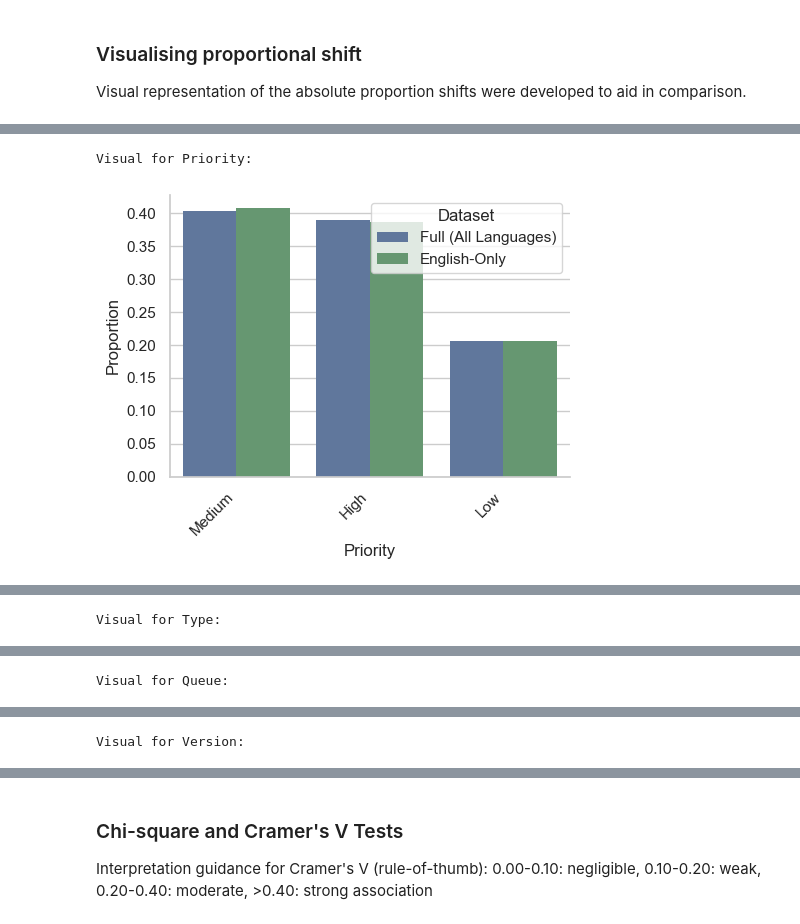
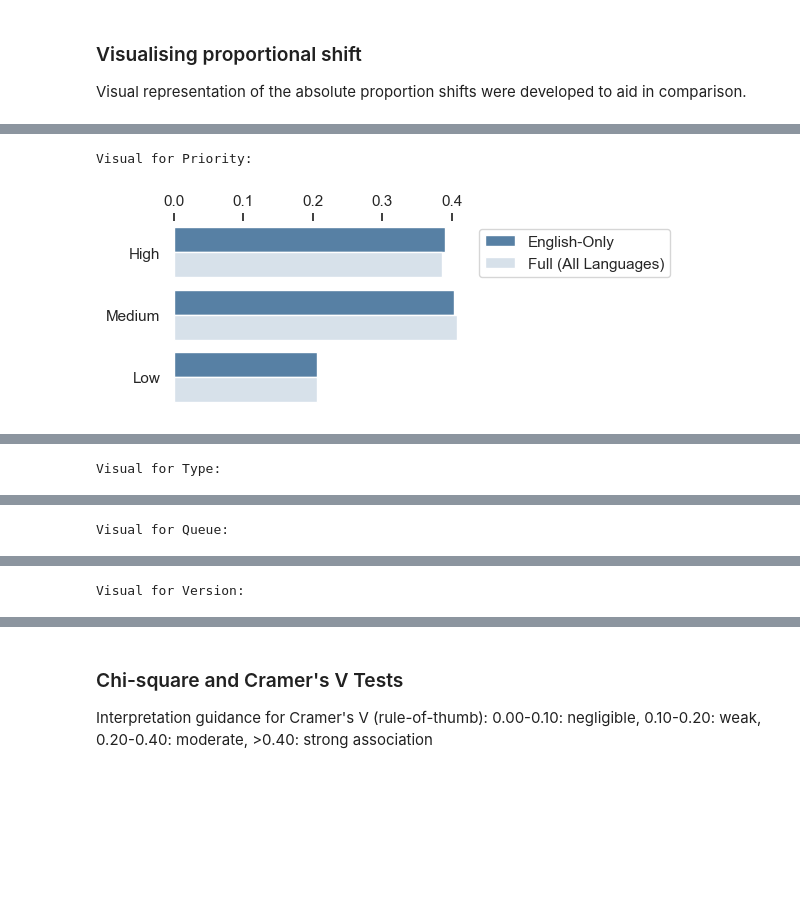
Before and after one commit to David-Golacis/IT-Support-Dashboard, a Jupyter notebook: Notebooks/01_Representativeness_Checks.ipynb, the cells around one changed output, grey strips where cells are left out. Drawn from its saved outputs; the diff is of its cells as text; code cells hidden in the pictures; blank space fills up the shorter version.

Commit message:
Major Update
- Restructured Quality Checks folder
- Improved figures
- Cleaned config
- Updated text analytics pipeline

```diff
--- a/Notebooks/01_Representativeness_Checks.ipynb
+++ b/Notebooks/01_Representativeness_Checks.ipynb
@@ -237,7 +241,10 @@ Summary of distribution shifts:
 Visual representation of the absolute proportion shifts were developed to aid in comparison.
 # %%
 # Apply Seaborn theme globally
-sns.set_theme(style="whitegrid")
+sns.set_theme(style="white")
+
+# Exporting visual parameters for all dimensions
+visual_params_df = pd.DataFrame([])
 
 # Loop through columns to plot each distribution comparison
 for col, tbl in distributions.items():
@@ -248,39 +255,73 @@ for col, tbl in distributions.items():
         var_name="Dataset",
         value_name="Proportion",
     )
+
+    # Replace dataset labels for better readability of the legend
     df_plot["Dataset"] = df_plot["Dataset"].replace(
         {"full_pct": "Full (All Languages)", "en_pct": "English-Only"}
     )
 
+    # Place English dataset first for consistent coloring
+    df_plot["Dataset"] = df_plot["Dataset"].sort_values(
+        ascending=True, ignore_index=True
+    )
+
+    df_plot_temp = df_plot.copy()
+    df_plot_temp["Dimension"] = col
+    df_plot_temp = df_plot_temp.rename(columns={col: "Category"})
+    visual_params_df = pd.concat([visual_params_df, df_plot_temp], ignore_index=True)
+
+    # Ensure Version is treated as categorical string for proper plotting
+    if col == "Version":
+        df_plot[col] = df_plot[col].astype(str)
+
+    display(df_plot)
+
+    # Order columns for plotting
+    if col == "Priority":
+        order = ["High", "Medium", "Low"]
+    elif col == "Version":
+        order = ["400", "52", "51"]
+    else:
+        order = df_plot[col].unique()
+
+    ordered_df = pd.Categorical(df_plot[col], categories=order, ordered=True)
+
     # Setting the size of the plot based on the number of categories
     num_cats = df_plot[col].nunique()
-    fig_width = max(5, num_cats * 0.7)  # Adjust width based on number of categories
-    fig_height = max(4, num_cats * 0.6)  # Adjust height based on number of categories
+    fig_height = max(2.5, num_cats * 0.5)
+    fig_width = max(6, num_cats * 1)
 
-    # Create figure
-    plt.figure(figsize=(fig_width, fig_height))
-    ax = sns.barplot(
+    # Initialize the matplotlib figure
+    f, ax = plt.subplots(figsize=(fig_width, fig_height))
+
+    # Create horizontal bar plot
+    sns.barplot(
         data=df_plot,
-        x=col,
-        y="Proportion",
+        x="Proportion",
+        y=col,
         hue="Dataset",
-        palette=["#4C72B0", "#55A868"],
-        edgecolor="none",
-        saturation=0.6,
-        order=tbl.sort_values("full_count", ascending=False)[col],
+        saturation=0.7,
+        palette=["steelblue", "#D3E1EE"],
+        order=ordered_df.categories,
     )
 
-    # Titles and labels
-    # ax.set_title(f"Categories for {col} — Full vs English", pad=14)
-    ax.set_xlabel(col)
-    ax.set_ylabel("Proportion")
+    # Set x-axis ticks based on maximum proportion for better readability
+    if max(df_plot["Proportion"]) > 0.6:
+        ax.xaxis.set_ticks(np.arange(0, 0.71, 0.1))
 
-    # Rotate x-axis labels and tidy layout
-    ax.set_xticks(range(len(ax.get_xticklabels())))
-    ax.set_xticklabels(ax.get_xticklabels(), rotation=45, ha="right")
+    # Remove axis labels for cleaner look
+    ax.set_xlabel("")
+    ax.set_ylabel("")
 
-    # Clean borders: remove top/right spines
-    sns.despine(ax=ax)
+    # X-axis on top for better readability
+    ax.xaxis.set_ticks_position("top")
+
+    # Clean borders by removing bottom/right spines
+    sns.despine(left=True, top=True, bottom=True, right=True)
+
+    # Move legend to the right side of the plot
+    ax.legend(bbox_to_anchor=(1, 1))
 
     # Key of column for filename
     position = list(comparrison_cols.keys())[list(comparrison_cols.values()).index(col)]
@@ -290,6 +331,9 @@ for col, tbl in distributions.items():
     image_path = Config.REP_IMG_DIR / f"{position}_Distribution_Comparison_{col}.png"
     plt.savefig(image_path, dpi=300, bbox_inches="tight")
 
+    # Save visual parameters
+    visual_params_df.to_csv(Config.VISUAL_PARAMS_PATH, index=False, encoding="utf-8")
+
     print(f"Visual for {col}:")
     plt.show()
 # %% [output]
@@ -296,2 +347,2 @@ for col, tbl in distributions.items():
 Visual for Priority:
-[figure, old version]
+[figure, new version]
```
Also changed, not shown: parts of 6 cells of this notebook, 30 other files.
